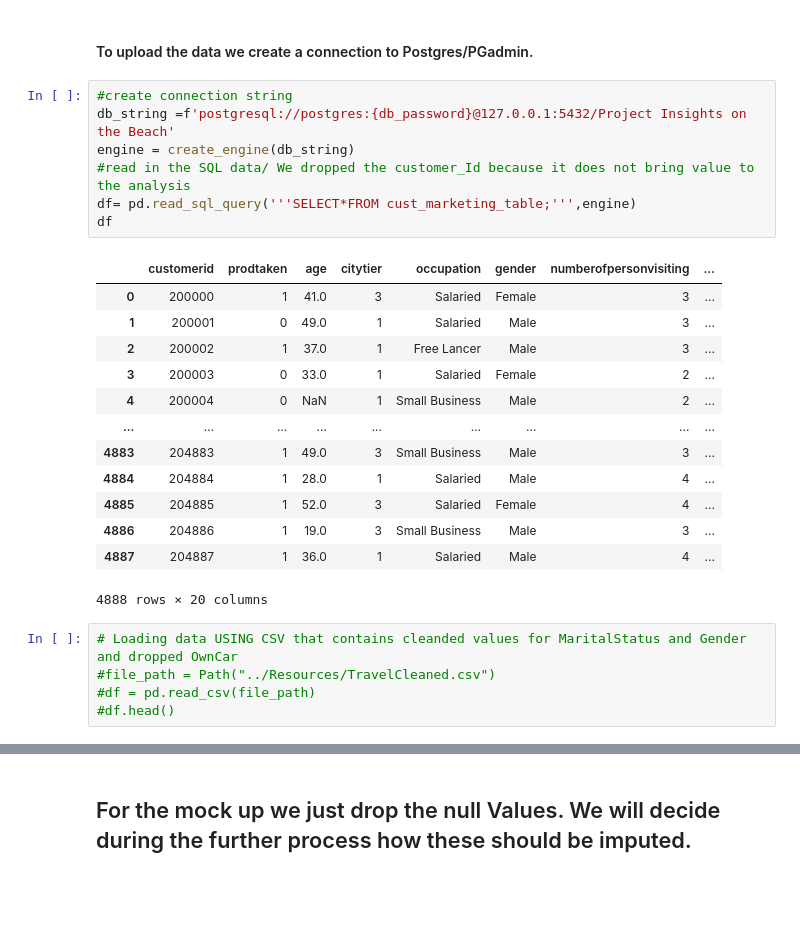
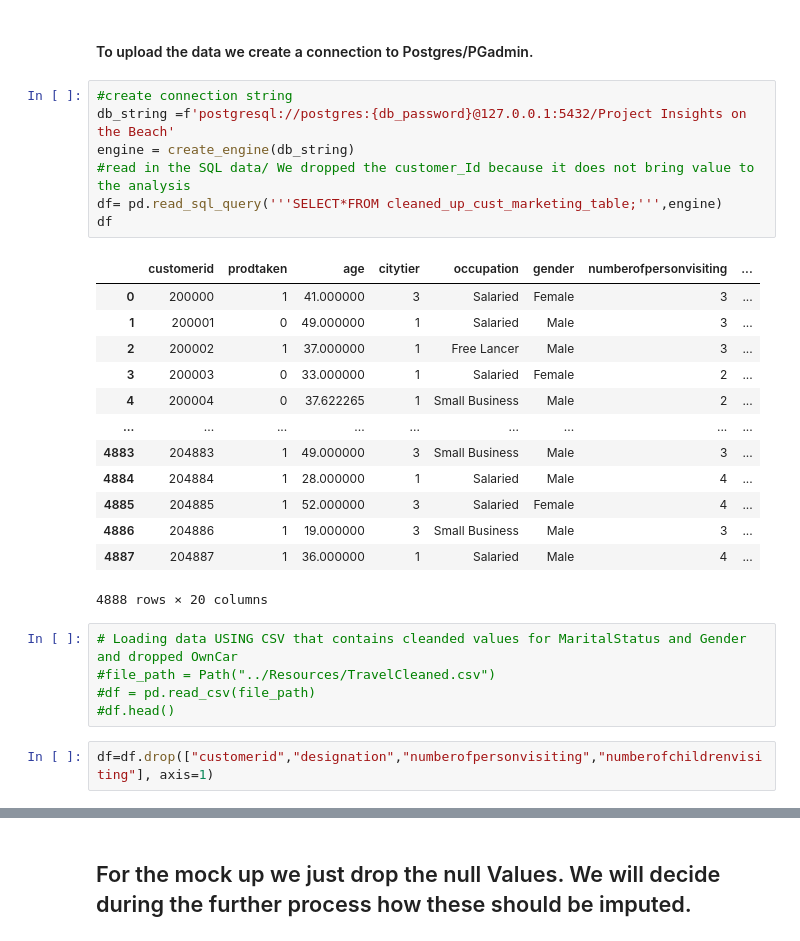
Before and after one commit to Cthompsonlbi/Team_Red, a Jupyter notebook: Notebooks/Mock_up_Machine_Learning_Model.ipynb, the cells around one changed output, grey strips where cells are left out. Drawn from its saved outputs; the diff is of its cells as text; blank space fills up the shorter version.

Commit message:
Updated SQL table call

```diff
--- a/Notebooks/Mock_up_Machine_Learning_Model.ipynb
+++ b/Notebooks/Mock_up_Machine_Learning_Model.ipynb
@@ -23,29 +23,31 @@ from sklearn.preprocessing import StandardScaler,OneHotEncoder
 # %%
 #create connection string
 db_string =f'postgresql://postgres:{db_password}@127.0.0.1:5432/Project Insights on the Beach'
 engine = create_engine(db_string)
 #read in the SQL data/ We dropped the customer_Id because it does not bring value to the analysis
-df= pd.read_sql_query('''SELECT*FROM cust_marketing_table;''',engine)
+df= pd.read_sql_query('''SELECT*FROM cleaned_up_cust_marketing_table;''',engine)
 df
 # %% [output]
 |  | customerid | prodtaken | age | citytier | occupation | gender | numberofpersonvisiting | ... |
-| 0 | 200000 | 1 | 41.0 | 3 | Salaried | Female | 3 | ... |
-| 1 | 200001 | 0 | 49.0 | 1 | Salaried | Male | 3 | ... |
-| 2 | 200002 | 1 | 37.0 | 1 | Free Lancer | Male | 3 | ... |
-| 3 | 200003 | 0 | 33.0 | 1 | Salaried | Female | 2 | ... |
-| 4 | 200004 | 0 | NaN | 1 | Small Business | Male | 2 | ... |
+| 0 | 200000 | 1 | 41.000000 | 3 | Salaried | Female | 3 | ... |
+| 1 | 200001 | 0 | 49.000000 | 1 | Salaried | Male | 3 | ... |
+| 2 | 200002 | 1 | 37.000000 | 1 | Free Lancer | Male | 3 | ... |
+| 3 | 200003 | 0 | 33.000000 | 1 | Salaried | Female | 2 | ... |
+| 4 | 200004 | 0 | 37.622265 | 1 | Small Business | Male | 2 | ... |
 | ... | ... | ... | ... | ... | ... | ... | ... | ... |
-| 4883 | 204883 | 1 | 49.0 | 3 | Small Business | Male | 3 | ... |
-| 4884 | 204884 | 1 | 28.0 | 1 | Salaried | Male | 4 | ... |
-| 4885 | 204885 | 1 | 52.0 | 3 | Salaried | Female | 4 | ... |
-| 4886 | 204886 | 1 | 19.0 | 3 | Small Business | Male | 3 | ... |
-| 4887 | 204887 | 1 | 36.0 | 1 | Salaried | Male | 4 | ... |
+| 4883 | 204883 | 1 | 49.000000 | 3 | Small Business | Male | 3 | ... |
+| 4884 | 204884 | 1 | 28.000000 | 1 | Salaried | Male | 4 | ... |
+| 4885 | 204885 | 1 | 52.000000 | 3 | Salaried | Female | 4 | ... |
+| 4886 | 204886 | 1 | 19.000000 | 3 | Small Business | Male | 3 | ... |
+| 4887 | 204887 | 1 | 36.000000 | 1 | Salaried | Male | 4 | ... |
 4888 rows × 20 columns
 # %%
 # Loading data USING CSV that contains cleanded values for MaritalStatus and Gender and dropped OwnCar
 #file_path = Path("../Resources/TravelCleaned.csv")
 #df = pd.read_csv(file_path)
 #df.head()
+# %%
+df=df.drop(["customerid","designation","numberofpersonvisiting","numberofchildrenvisiting"], axis=1)
 # %%
 # Generate our categorical variable list
 df_cat = df.dtypes[df.dtypes == "object"].index.tolist()
```
Also changed, not shown: parts of 5 cells of this notebook.
